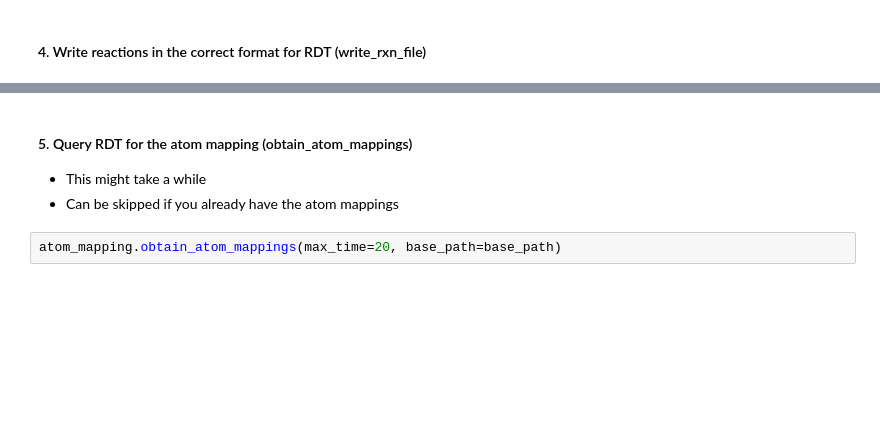
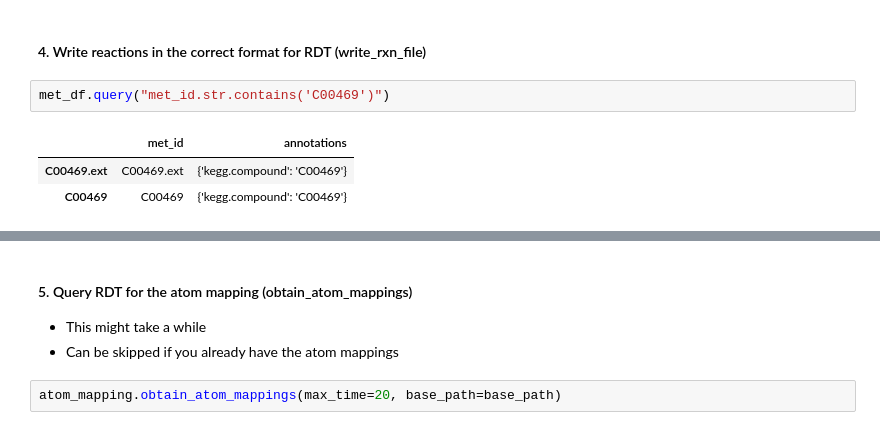
Before and after one commit to biosustain/incawrapper, a Jupyter notebook: docs/examples/atom_mapping_validation.ipynb, the cells around one changed output, grey strips where cells are left out. Drawn from its saved outputs; the diff is of its cells as text; blank space fills up the shorter version.

```diff
--- a/docs/examples/atom_mapping_validation.ipynb
+++ b/docs/examples/atom_mapping_validation.ipynb
@@ -267,4 +217,10 @@ Successfully fetched 0/2 metabolites
 # %% [markdown]
 #### 4. Write reactions in the correct format for RDT (write_rxn_file)
+# %%
+met_df.query("met_id.str.contains('C00469')")
+# %% [output]
+|  | met_id | annotations |
+| C00469.ext | C00469.ext | {'kegg.compound': 'C00469'} |
+| C00469 | C00469 | {'kegg.compound': 'C00469'} |
 # %%
 atom_mapping.write_rxn_files(rxn_data, base_path=base_path)
```
Also changed, not shown: parts of 15 cells of this notebook, 1 other file.
